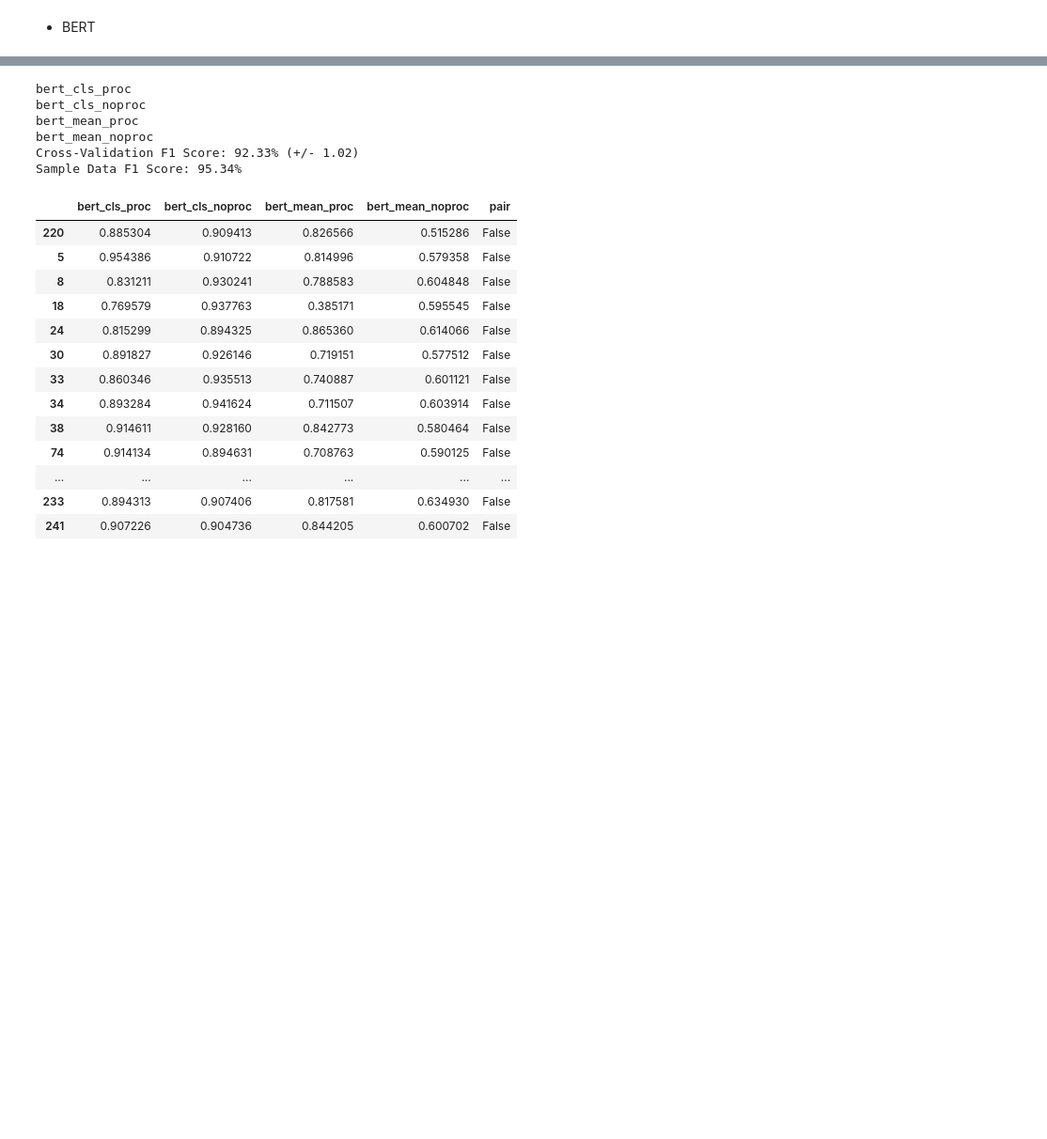
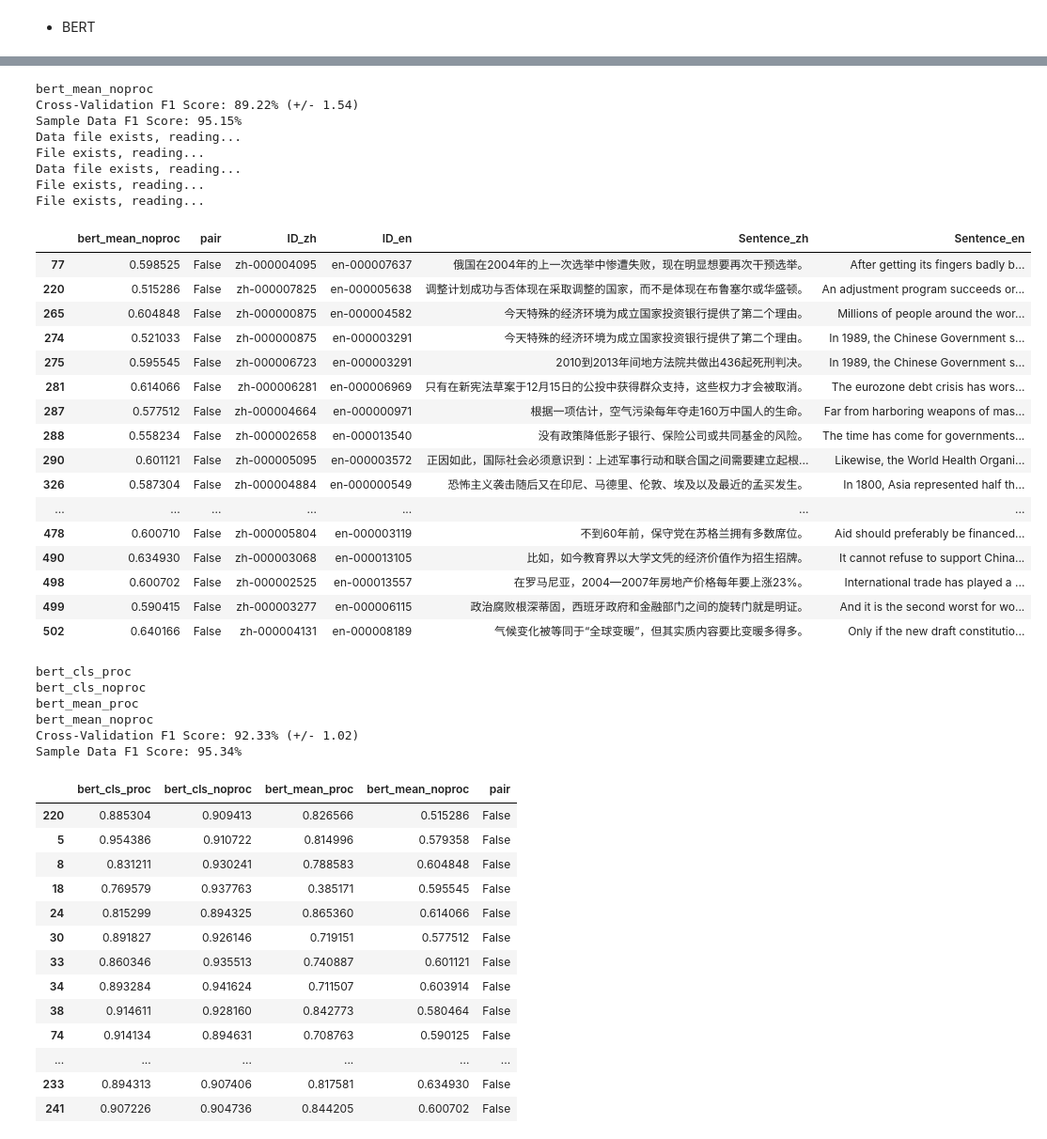
Before and after one commit to gabrielgoh0/csit_internship, a Jupyter notebook: align_corpora/main.ipynb, the cells around one changed output, grey strips where cells are left out. Shown: that part at 94% size. Drawn from its saved outputs; the diff is of its cells as text; code cells hidden in the pictures; blank space fills up the shorter version.

```diff
--- a/align_corpora/main.ipynb
+++ b/align_corpora/main.ipynb
@@ -908,10 +927,21 @@ np.where(np.isnan(bucc_combined))
 # %%
-def RandomForest(a, b):
-    x_train = bucc_combined.iloc[:, a:b]
-    y_train = bucc_combined.iloc[:, 0]
+def RandomForest(a, b, c=None):
+    if c is None:
+        # splice columns [a to b)
 
-    x_test = sample_combined.iloc[:, a:b]
-    y_test = sample_combined.iloc[:, 0]
+        x_train = bucc_combined.iloc[:, a:b]
+        y_train = bucc_combined.iloc[:, 0]
+
+        x_test = sample_combined.iloc[:, a:b]
+        y_test = sample_combined.iloc[:, 0]
+    else:
+        # select specifc columns by index
+
+        x_train = bucc_combined.iloc[:, c]
+        y_train = bucc_combined.iloc[:, 0]
+
+        x_test = sample_combined.iloc[:, c]
+        y_test = sample_combined.iloc[:, 0]
 
     for col_name in x_train.columns:
         print(col_name)
@@ -930,8 +960,17 @@ def RandomForest(a, b):
 
     print("Sample Data F1 Score: {:.2f}%".format(f1*100))
 
+    sample_df = get_sample_data()
+    sample_non_pair_df = get_sample_non_pair_data()
+    sample_combine_df = apply_to_df([sample_df, sample_non_pair_df], "bucc_data/sample/zh-en.sample.combine", "concat")
+    sample_combine_df.reset_index(drop=True, inplace=True)
+    sample_combine_df['pair'] = [1]*257 + [0]*257
 
     new_df = pd.concat([x_test,y_test == y_pred], axis=1)
-    new_df= new_df[~new_df['pair']]
+    new_df.rename(columns={'pair':'pred'}, inplace=True)
+    new_df = new_df[~new_df['pred']]
 
-    return new_df
+
+    new_df = new_df.merge(sample_combine_df, 'inner', left_index=True, right_index=True)
+
+    return new_df.iloc[:,-3:]
@@ -967,3 +1203,31 @@ Sample Data F1 Score: 100.00%
+# %%
+RandomForest(10,11)
+# %% [output]
+bert_mean_noproc
+Cross-Validation F1 Score: 89.22% (+/- 1.54)
+Sample Data F1 Score: 95.15%
+Data file exists, reading...
+File exists, reading...
+Data file exists, reading...
+File exists, reading...
+File exists, reading...
+|  | bert_mean_noproc | pair | ID_zh | ID_en | Sentence_zh | Sentence_en |
+| 77 | 0.598525 | False | zh-000004095 | en-000007637 | 俄国在2004年的上一次选举中惨遭失败，现在明显想要再次干预选举。 | After getting its fingers badly b... |
+| 220 | 0.515286 | False | zh-000007825 | en-000005638 | 调整计划成功与否体现在采取调整的国家，而不是体现在布鲁塞尔或华盛顿。 | An adjustment program succeeds or... |
+| 265 | 0.604848 | False | zh-000000875 | en-000004582 | 今天特殊的经济环境为成立国家投资银行提供了第二个理由。 | Millions of people around the wor... |
+| 274 | 0.521033 | False | zh-000000875 | en-000003291 | 今天特殊的经济环境为成立国家投资银行提供了第二个理由。 | In 1989, the Chinese Government s... |
+| 275 | 0.595545 | False | zh-000006723 | en-000003291 | 2010到2013年间地方法院共做出436起死刑判决。 | In 1989, the Chinese Government s... |
+| 281 | 0.614066 | False | zh-000006281 | en-000006969 | 只有在新宪法草案于12月15日的公投中获得群众支持，这些权力才会被取消。 | The eurozone debt crisis has wors... |
+| 287 | 0.577512 | False | zh-000004664 | en-000000971 | 根据一项估计，空气污染每年夺走160万中国人的生命。 | Far from harboring weapons of mas... |
+| 288 | 0.558234 | False | zh-000002658 | en-000013540 | 没有政策降低影子银行、保险公司或共同基金的风险。 | The time has come for governments... |
+| 290 | 0.601121 | False | zh-000005095 | en-000003572 | 正因如此，国际社会必须意识到：上述军事行动和联合国之间需要建立起根... | Likewise, the World Health Organi... |
+| 326 | 0.587304 | False | zh-000004884 | en-000000549 | 恐怖主义袭击随后又在印尼、马德里、伦敦、埃及以及最近的孟买发生。 | In 1800, Asia represented half th... |
+| ... | ... | ... | ... | ... | ... | ... |
+| 478 | 0.600710 | False | zh-000005804 | en-000003119 | 不到60年前，保守党在苏格兰拥有多数席位。 | Aid should preferably be financed... |
+| 490 | 0.634930 | False | zh-000003068 | en-000013105 | 比如，如今教育界以大学文凭的经济价值作为招生招牌。 | It cannot refuse to support China... |
+| 498 | 0.600702 | False | zh-000002525 | en-000013557 | 在罗马尼亚，2004—2007年房地产价格每年要上涨23%。 | International trade has played a ... |
+| 499 | 0.590415 | False | zh-000003277 | en-000006115 | 政治腐败根深蒂固，西班牙政府和金融部门之间的旋转门就是明证。 | And it is the second worst for wo... |
+| 502 | 0.640166 | False | zh-000004131 | en-000008189 | 气候变化被等同于“全球变暖”，但其实质内容要比变暖多得多。 | Only if the new draft constitutio... |
 # %%
 RandomForest(7,11)
 # %% [output]
```
Also changed, not shown: parts of 37 cells of this notebook.
